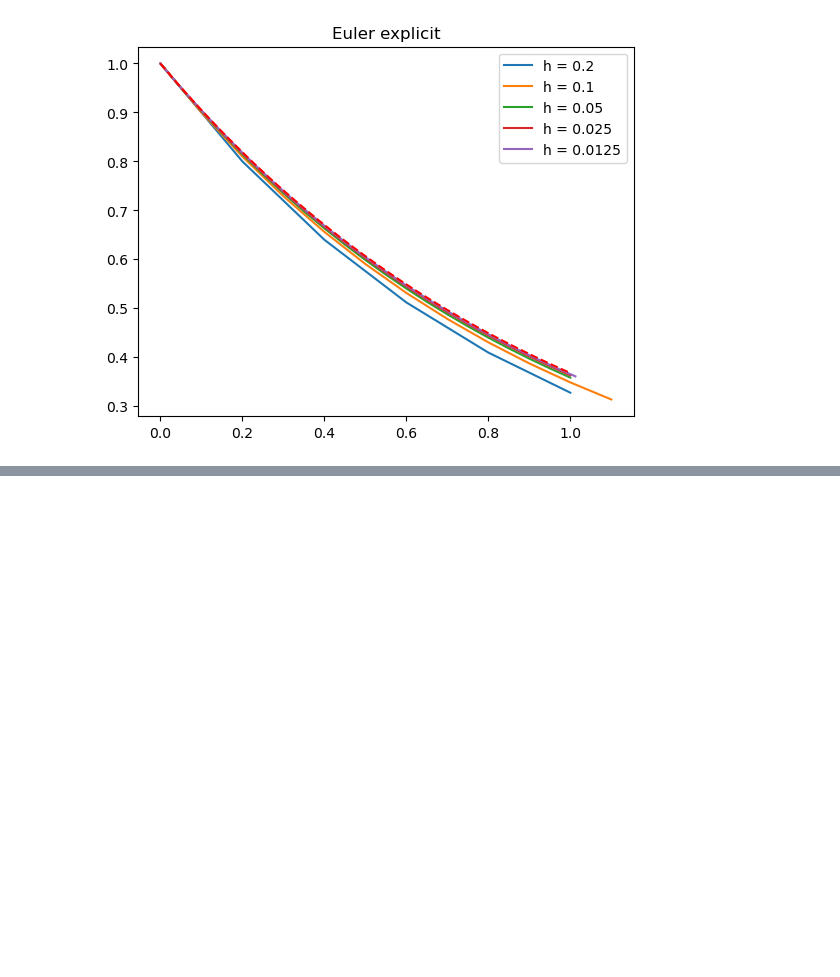
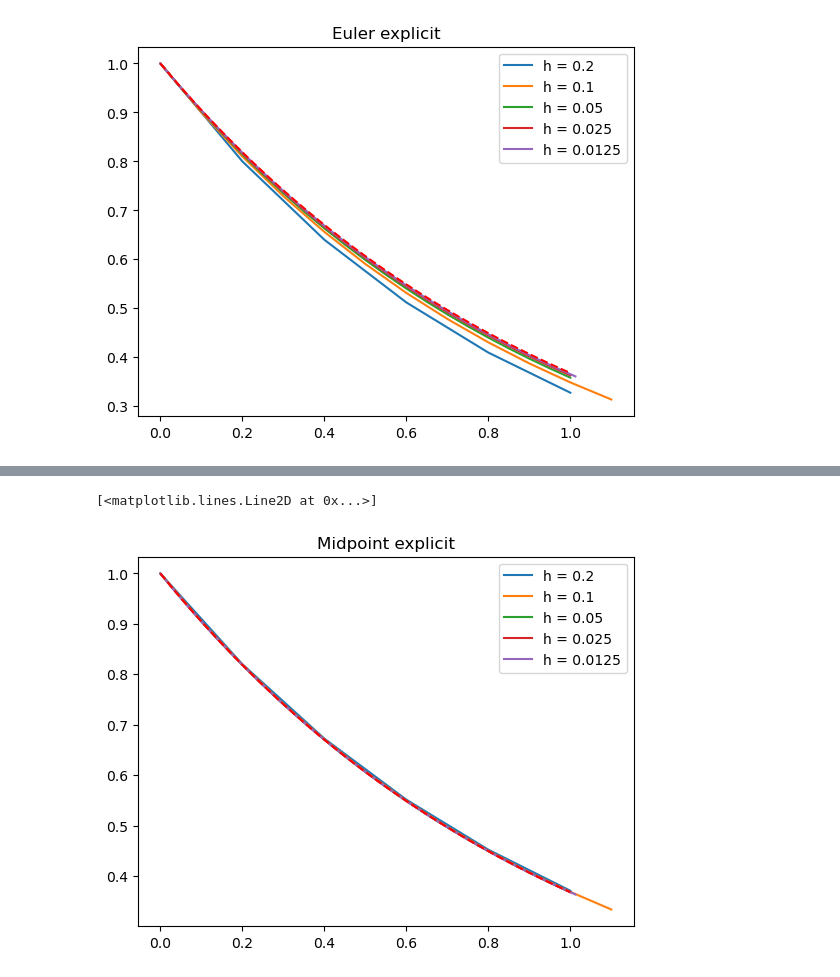
Before and after one commit to ebianchi803/computational_astrophysics, a Jupyter notebook: ODE/ODE1.ipynb, the cells around one changed output, grey strips where cells are left out. Cells and saved outputs as stored; diff of their text form; code cells hidden in the pictures; blank space fills up the shorter version.

```diff
--- a/ODE/ODE1.ipynb
+++ b/ODE/ODE1.ipynb
@@ -70,0 +73,11 @@ Text(0.5, 1.0, 'Euler explicit')
+# %%
+for h in hs:
+    tme,yme = integrate(f_prime,t_span,y0,h,method=midpoint_explicit)
+    plt.plot(tme,yme[0], label='h = '+str(h))
+plt.legend()
+plt.title('Midpoint explicit')
+x=np.linspace(0,1)
+plt.plot(x,np.exp(-x), linestyle='--',c='r')
+# %% [output]
+[<matplotlib.lines.Line2D at 0x...>]
+[figure, added]
```
Also changed, not shown: parts of 7 cells of this notebook, 1 other file.
